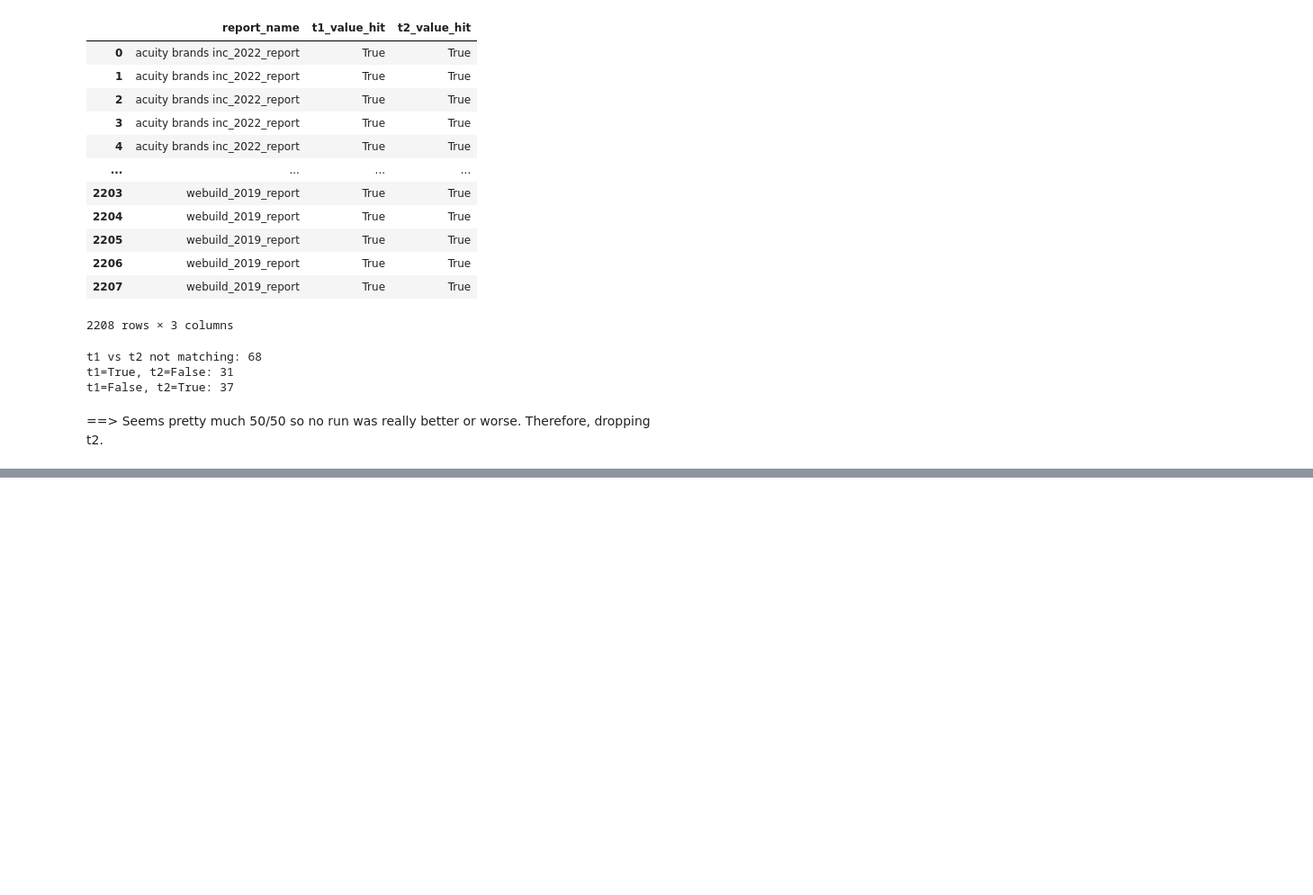
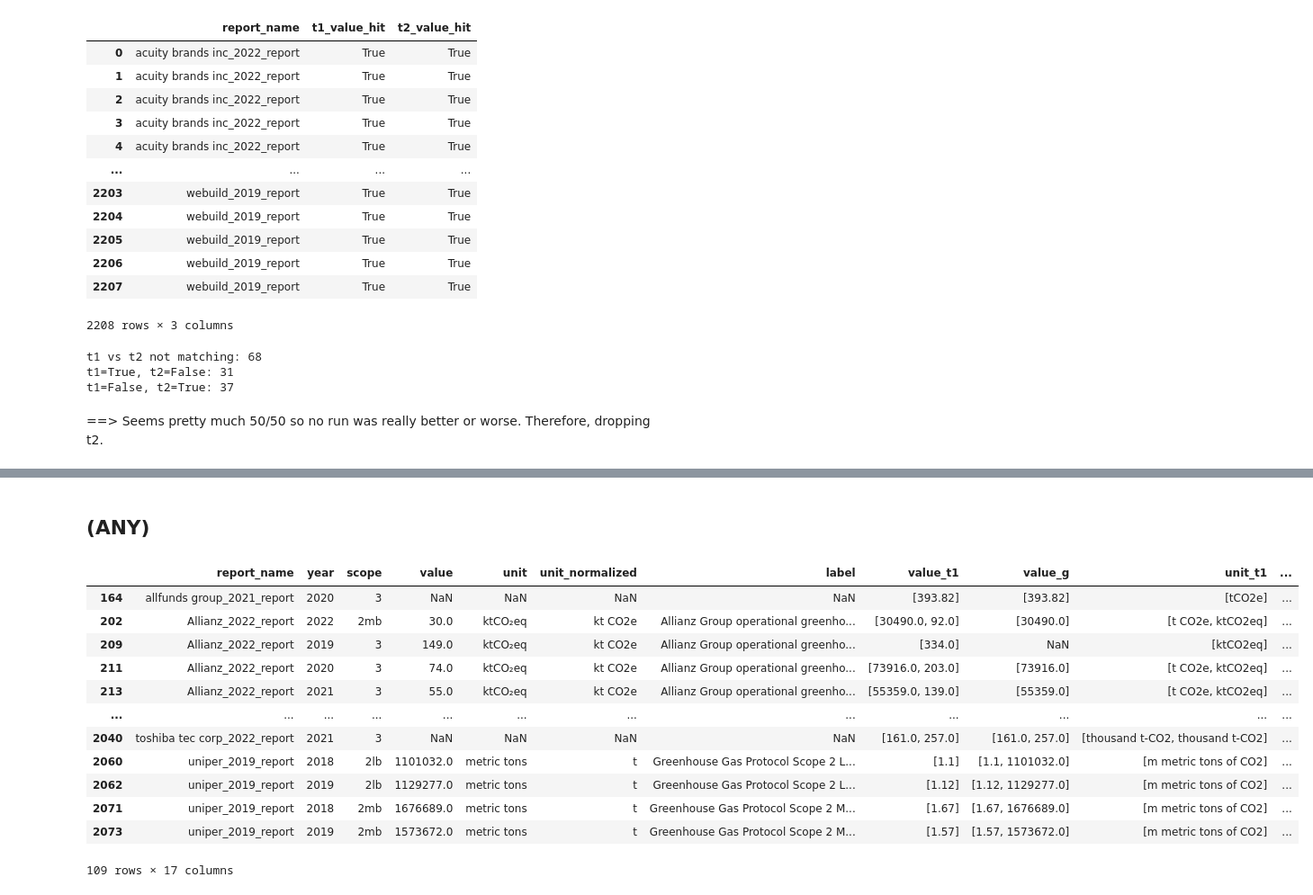
Before and after one commit to KuhlmannJ/2026_BA_Code, a Jupyter notebook: evaluations/PipelineB/02-Evaluation.ipynb, the cells around one changed output, grey strips where cells are left out. Shown at 90% size. Cells and saved outputs as stored; diff of their text form; code cells hidden in the pictures; blank space fills up the shorter version.

```diff
--- a/evaluations/PipelineB/02-Evaluation.ipynb
+++ b/evaluations/PipelineB/02-Evaluation.ipynb
@@ -436,0 +461,24 @@ sorted(train)
+# %% [markdown]
+## (ANY)
+# %%
+_, gepa_eval = eval(gs_extractions_raw_ynorm, False)
+# %%
+gepa_eval = gepa_eval[['report_name', 'year', 'scope', 'value', 'unit', 'unit_normalized', 'label', 'value_t1', 'value_g', 'unit_t1', 'unit_g', 'label_t1', 'label_g', 't1_value_hit','g_value_hit','t1_unit_hit','g_unit_hit']]
+# %%
+gepa_improvement = (gepa_eval["t1_value_hit"] == False) & (gepa_eval["g_value_hit"] == True)
+
+gepa_eval.loc[gepa_improvement, ["report_name", "year", "scope", "value", "value_t1", "value_g"]]
+# %% [output]
+|  | report_name | year | scope | value | unit | unit_normalized | label | value_t1 | value_g | unit_t1 | ... |
+| 164 | allfunds group_2021_report | 2020 | 3 | NaN | NaN | NaN | NaN | [393.82] | [393.82] | [tCO2e] | ... |
+| 202 | Allianz_2022_report | 2022 | 2mb | 30.0 | ktCO₂eq | kt CO2e | Allianz Group operational greenho... | [30490.0, 92.0] | [30490.0] | [t CO2e, ktCO2eq] | ... |
+| 209 | Allianz_2022_report | 2019 | 3 | 149.0 | ktCO₂eq | kt CO2e | Allianz Group operational greenho... | [334.0] | NaN | [ktCO2eq] | ... |
+| 211 | Allianz_2022_report | 2020 | 3 | 74.0 | ktCO₂eq | kt CO2e | Allianz Group operational greenho... | [73916.0, 203.0] | [73916.0] | [t CO2e, ktCO2eq] | ... |
+| 213 | Allianz_2022_report | 2021 | 3 | 55.0 | ktCO₂eq | kt CO2e | Allianz Group operational greenho... | [55359.0, 139.0] | [55359.0] | [t CO2e, ktCO2eq] | ... |
+| ... | ... | ... | ... | ... | ... | ... | ... | ... | ... | ... | ... |
+| 2040 | toshiba tec corp_2022_report | 2021 | 3 | NaN | NaN | NaN | NaN | [161.0, 257.0] | [161.0, 257.0] | [thousand t-CO2, thousand t-CO2] | ... |
+| 2060 | uniper_2019_report | 2018 | 2lb | 1101032.0 | metric tons | t | Greenhouse Gas Protocol Scope 2 L... | [1.1] | [1.1, 1101032.0] | [m metric tons of CO2] | ... |
+| 2062 | uniper_2019_report | 2019 | 2lb | 1129277.0 | metric tons | t | Greenhouse Gas Protocol Scope 2 L... | [1.12] | [1.12, 1129277.0] | [m metric tons of CO2] | ... |
+| 2071 | uniper_2019_report | 2018 | 2mb | 1676689.0 | metric tons | t | Greenhouse Gas Protocol Scope 2 M... | [1.67] | [1.67, 1676689.0] | [m metric tons of CO2] | ... |
+| 2073 | uniper_2019_report | 2019 | 2mb | 1573672.0 | metric tons | t | Greenhouse Gas Protocol Scope 2 M... | [1.57] | [1.57, 1573672.0] | [m metric tons of CO2] | ... |
+109 rows × 17 columns
```
Also changed, not shown: parts of 22 cells of this notebook, 9 other files.
